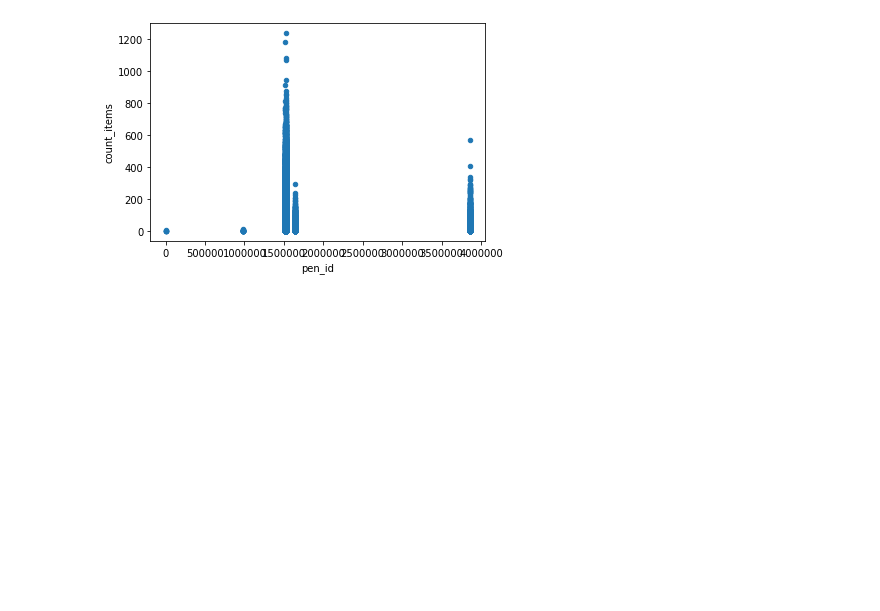
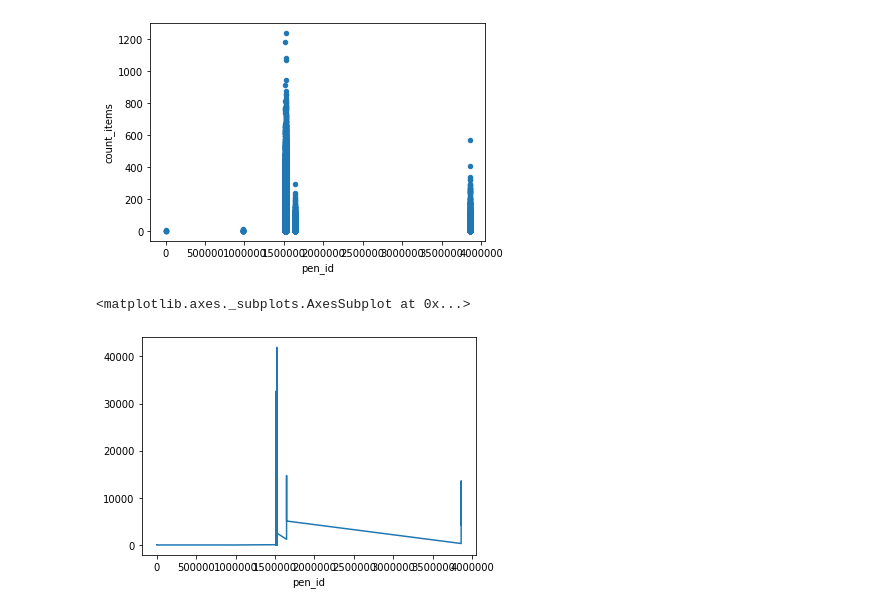
Before and after one commit to ShirinStar/Pen_Data_Dictionary, a Jupyter notebook: data/Pens Activity overview.ipynb, the cells around one changed output. Saved outputs shown, nothing was run; the diff lists cells and outputs as text; code cells hidden in the pictures; blank space fills up the shorter version.

```diff
--- a/data/Pens Activity overview.ipynb
+++ b/data/Pens Activity overview.ipynb
@@ -271,6 +281,12 @@ by_items.sort_values(by='count_items', ascending =False).head(50)
 # %%
-plt.rcParams['agg.path.chunksize'] = 20000
+plt.rcParams['agg.path.chunksize'] = 40000
 by_items.plot(x='pen_id', y='count_items', kind='scatter')
 # %% [output]
 <matplotlib.axes._subplots.AxesSubplot at 0x...>
 [figure]
+# %%
+sum_per_pen = by_items.groupby(["pen_id"]).count_items.sum()
+sum_per_pen.plot()
+# %% [output]
+<matplotlib.axes._subplots.AxesSubplot at 0x...>
+[figure, added]
```
Also changed, not shown: parts of 8 cells of this notebook.
